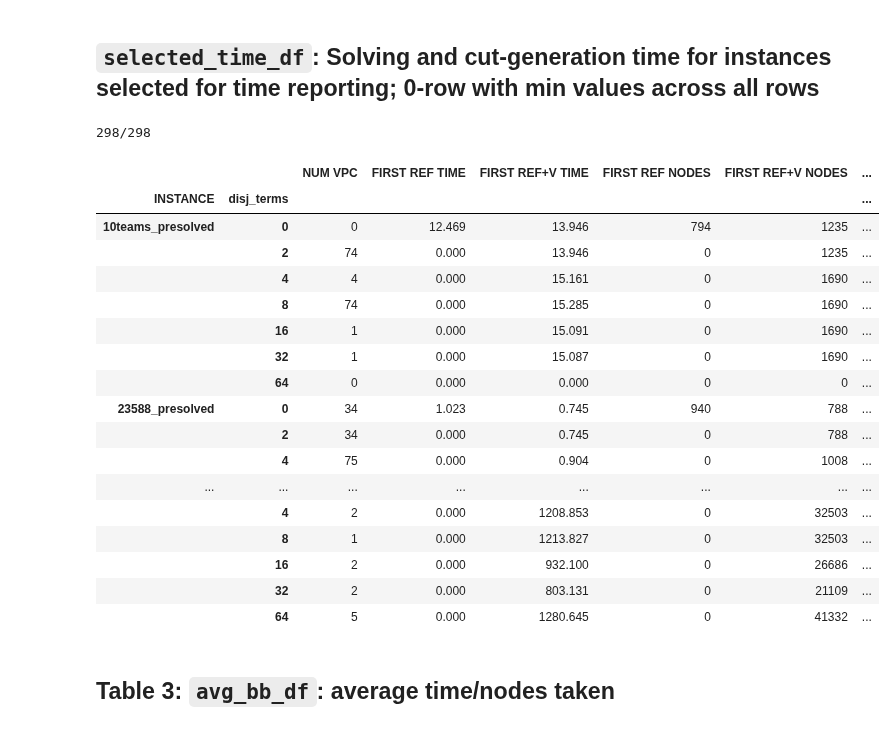
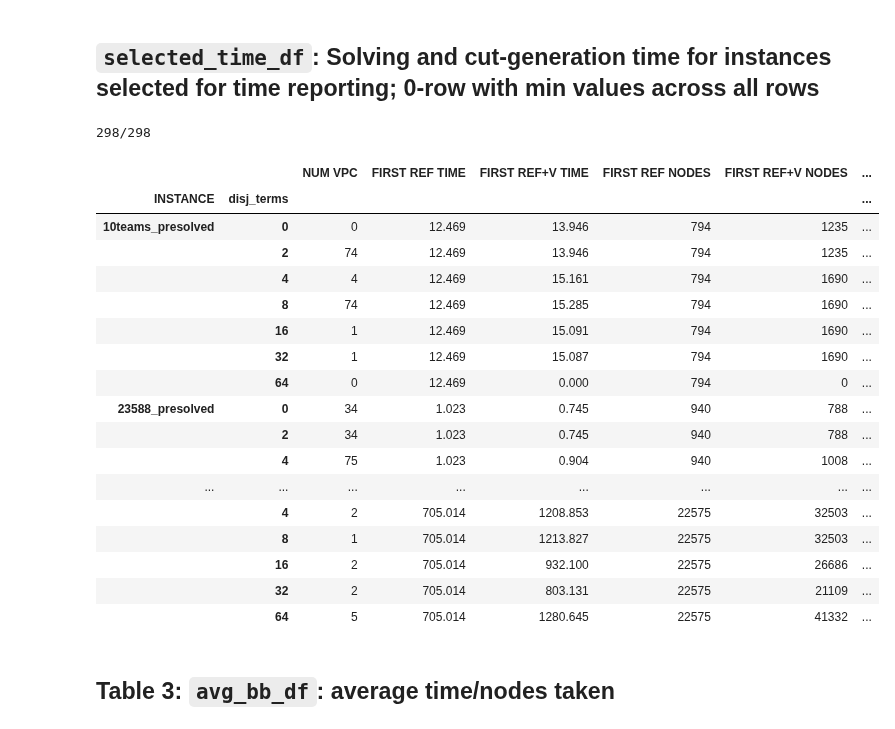
Before and after one commit to akazachk/vpc, a Jupyter notebook: plots/plots.ipynb, the cells around one changed output. Drawn from its saved outputs; the diff is of its cells as text; code cells hidden in the pictures.

```diff
--- a/plots/plots.ipynb
+++ b/plots/plots.ipynb
@@ -1708,6 +1710,7 @@ selected_time_df.index = selected_time_df.index.remove_unused_levels()
 selected_time_df[minnodes_col] = 0
 
 ## Fill in 0-row with min values across all rows
+## Also fill in gur1 values (present only in 0 row currently) for all disj terms
 comparison_time_cols = [gur1vtime_col, gur1v_w_cut_time_col]
 comparison_node_cols = [gur1vnodes_col]
 cols_to_display = [col_num_vpcs]+[gur1time_col,gur1vtime_col]+[gur1nodes_col,gur1vnodes_col]+[mintime_col,mintime_w_cut_col,minnodes_col,gurv_disj_col,gurv_w_cut_disj_col,mintime_disj_col]
@@ -1774,6 +1777,10 @@ for i, inst in enumerate(inst_set):
     min_id = np.argmin(curr_vals)
     selected_time_df.at[(inst,0),minnodes_col] = int(curr_vals[min_id])
 
+    # Propogate down 0-row values for gur1 columns
+    selected_time_df.loc[inst, gur1time_col] = curr_gur1time
+    selected_time_df.loc[inst, gur1nodes_col] = curr_gur1nodes
+
     #### FOR SOME REASON, THE BELOW ZEROES OUT selected_time_df.loc[[(inst,0)]][gur1vtime_col]
     # display(selected_time_df.loc[(inst,0),[gur1nodes_col,gur1vnodes_col]])
 
@@ -1802,48 +1809,48 @@ for i, inst in enumerate(inst_set):
     #     if num_vpc == 0:
     #         # print("Zero cuts for inst {} at depth {:d}".format(inst, ind))
     #         subinds = [5,7]
     #         refinds = [4,6]
     #         sel_gap = [gap_cols[i] for i in subinds]
     #         selected_gap_df.loc[(inst,ind),sel_gap] = curr_df.loc[0,[gap_cols[i] for i in refinds]].to_numpy()
 
     #         # for i in refinds:
     #         #     if curr_df.loc[0,gap_cols[i]] > selected_gap_df.loc[(inst,0),gap_cols[i+1]]:
     #         #         if curr_df.loc[0,gap_cols[i]] > 0:
     #         #             # print("DEBUG: Updating {} for inst {} from {:f} to {:f}".format(
     #         #             #     gap_cols[i+1],
     #         #             #     inst,
     #         #             #     selected_gap_df.loc[(inst,0),gap_cols[i+1]],
     #         #             #     curr_df.loc[0,gap_cols[i]]))
     #         #         selected_gap_df.loc[(inst,0),gap_cols[i+1]] = curr_df.loc[0,gap_cols[i]]
 
 # Add minimum time when using cuts and when not using cuts
 # selected_time_df[mintime_col] = selected_time_df[[gur1time_col, gur1vtime_col]].min(axis=1)
 # selected_time_df[mintime_w_cut_col] = selected_time_df[[gur1time_col, gur1v_w_cut_time_col]].min(axis=1)
 # selected_time_df[minnodes_col] = selected_time_df[[gur1nodes_col,gur1vnodes_col]].min(axis=1)
 
 display(selected_time_df.head(35).loc[:,[col_num_vpcs]+[gur1time_col,gur1vtime_col]+[gur1nodes_col,gur1vnodes_col]+[mintime_col,mintime_w_cut_col,minnodes_col,gurv_disj_col,gurv_w_cut_disj_col,mintime_disj_col]])
 # display(selected_time_df.loc['10teams_presolved',[col_num_vpcs]+[gur1time_col,gur1vtime_col]+[gur1nodes_col,gur1vnodes_col]+[mintime_col,mintime_w_cut_col,minnodes_col,gurv_disj_col,gurv_w_cut_disj_col,mintime_disj_col]])
 # display(selected_time_df.loc[inst_set,cols_to_display])
 # %% [output]
 298/298
 |  |  | NUM VPC | FIRST REF TIME | FIRST REF+V TIME | FIRST REF NODES | FIRST REF+V NODES | ... |
 | INSTANCE | disj_terms |  |  |  |  |  | ... |
 | 10teams_presolved | 0 | 0 | 12.469 | 13.946 | 794 | 1235 | ... |
-|  | 2 | 74 | 0.000 | 13.946 | 0 | 1235 | ... |
-|  | 4 | 4 | 0.000 | 15.161 | 0 | 1690 | ... |
-|  | 8 | 74 | 0.000 | 15.285 | 0 | 1690 | ... |
-|  | 16 | 1 | 0.000 | 15.091 | 0 | 1690 | ... |
-|  | 32 | 1 | 0.000 | 15.087 | 0 | 1690 | ... |
-|  | 64 | 0 | 0.000 | 0.000 | 0 | 0 | ... |
+|  | 2 | 74 | 12.469 | 13.946 | 794 | 1235 | ... |
+|  | 4 | 4 | 12.469 | 15.161 | 794 | 1690 | ... |
+|  | 8 | 74 | 12.469 | 15.285 | 794 | 1690 | ... |
+|  | 16 | 1 | 12.469 | 15.091 | 794 | 1690 | ... |
+|  | 32 | 1 | 12.469 | 15.087 | 794 | 1690 | ... |
+|  | 64 | 0 | 12.469 | 0.000 | 794 | 0 | ... |
 | 23588_presolved | 0 | 34 | 1.023 | 0.745 | 940 | 788 | ... |
-|  | 2 | 34 | 0.000 | 0.745 | 0 | 788 | ... |
-|  | 4 | 75 | 0.000 | 0.904 | 0 | 1008 | ... |
+|  | 2 | 34 | 1.023 | 0.745 | 940 | 788 | ... |
+|  | 4 | 75 | 1.023 | 0.904 | 940 | 1008 | ... |
 | ... | ... | ... | ... | ... | ... | ... | ... |
-|  | 4 | 2 | 0.000 | 1208.853 | 0 | 32503 | ... |
-|  | 8 | 1 | 0.000 | 1213.827 | 0 | 32503 | ... |
-|  | 16 | 2 | 0.000 | 932.100 | 0 | 26686 | ... |
-|  | 32 | 2 | 0.000 | 803.131 | 0 | 21109 | ... |
-|  | 64 | 5 | 0.000 | 1280.645 | 0 | 41332 | ... |
+|  | 4 | 2 | 705.014 | 1208.853 | 22575 | 32503 | ... |
+|  | 8 | 1 | 705.014 | 1213.827 | 22575 | 32503 | ... |
+|  | 16 | 2 | 705.014 | 932.100 | 22575 | 26686 | ... |
+|  | 32 | 2 | 705.014 | 803.131 | 22575 | 21109 | ... |
+|  | 64 | 5 | 705.014 | 1280.645 | 22575 | 41332 | ... |
 # %%
 # ### DEBUGGING that first ref+v time gets zeroed out for some reason?
 # tmp_df = selected_time_df[[col_num_vpcs]+[gur1time_col,gur1vtime_col]].head(14).copy(deep=True)
```
Also changed, not shown: parts of 12 cells of this notebook.
